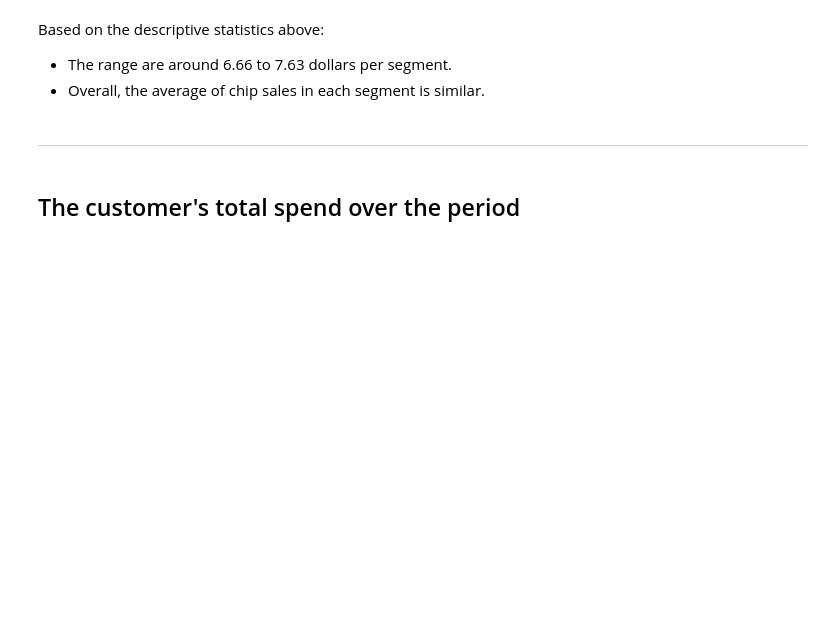
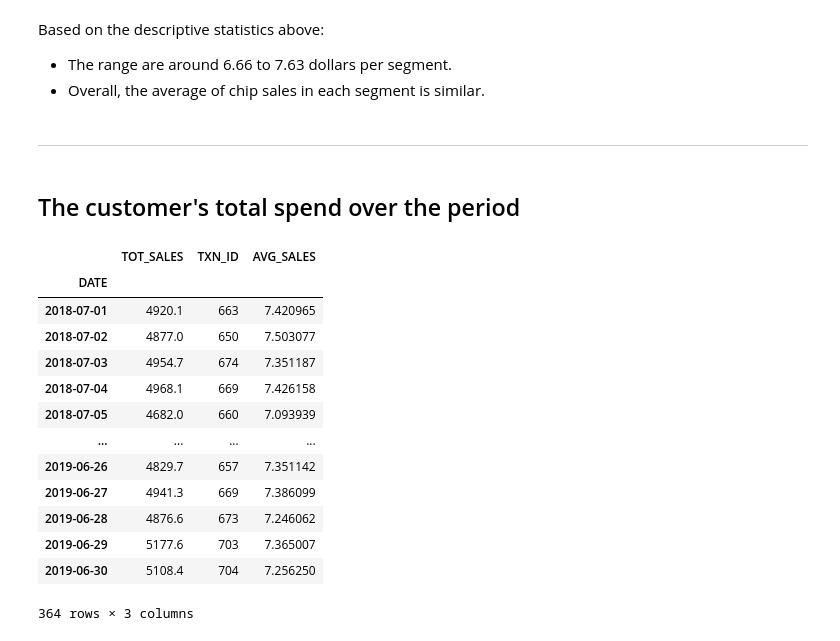
Before and after one commit to Ethan4thewin/Quantium---Chips, a Jupyter notebook: my_nb.ipynb, the cells around one changed output. Drawn from its saved outputs; the diff is of its cells as text; code cells hidden in the pictures; blank space fills up the shorter version.

```diff
--- a/my_nb.ipynb
+++ b/my_nb.ipynb
@@ -587,4 +587,25 @@ Based on the descriptive statistics above:
 ---
 # %% [markdown]
 ## The customer's total spend over the period
+# %%
+# create a dataframe of total transactions and total sales by date
+sales_by_date = data.groupby('DATE')[['TOT_SALES','TXN_ID']].agg({'TOT_SALES': 'sum', 'TXN_ID': 'count'})
+# create a column of average sales by date
+sales_by_date['AVG_SALES'] = sales_by_date.TOT_SALES / sales_by_date.TXN_ID
+sales_by_date
+# %% [output]
+|  | TOT_SALES | TXN_ID | AVG_SALES |
+| DATE |  |  |  |
+| 2018-07-01 | 4920.1 | 663 | 7.420965 |
+| 2018-07-02 | 4877.0 | 650 | 7.503077 |
+| 2018-07-03 | 4954.7 | 674 | 7.351187 |
+| 2018-07-04 | 4968.1 | 669 | 7.426158 |
+| 2018-07-05 | 4682.0 | 660 | 7.093939 |
+| ... | ... | ... | ... |
+| 2019-06-26 | 4829.7 | 657 | 7.351142 |
+| 2019-06-27 | 4941.3 | 669 | 7.386099 |
+| 2019-06-28 | 4876.6 | 673 | 7.246062 |
+| 2019-06-29 | 5177.6 | 703 | 7.365007 |
+| 2019-06-30 | 5108.4 | 704 | 7.256250 |
+364 rows × 3 columns
 # %%
```
Also changed, not shown: parts of 1 cell of this notebook.
